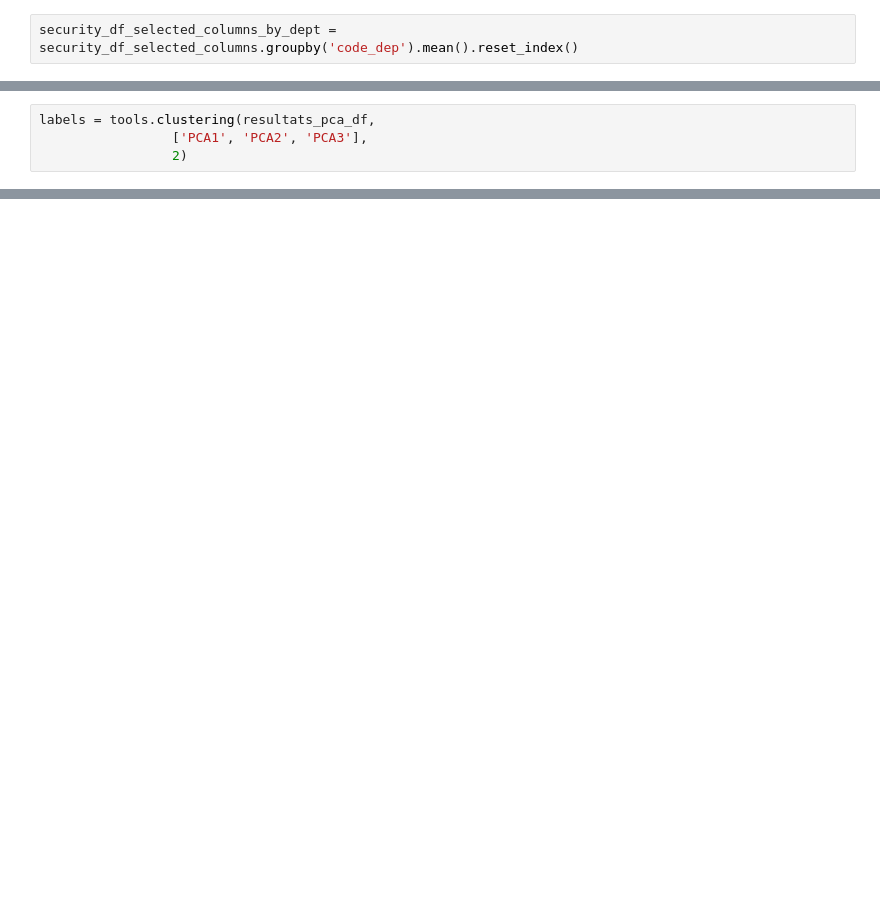
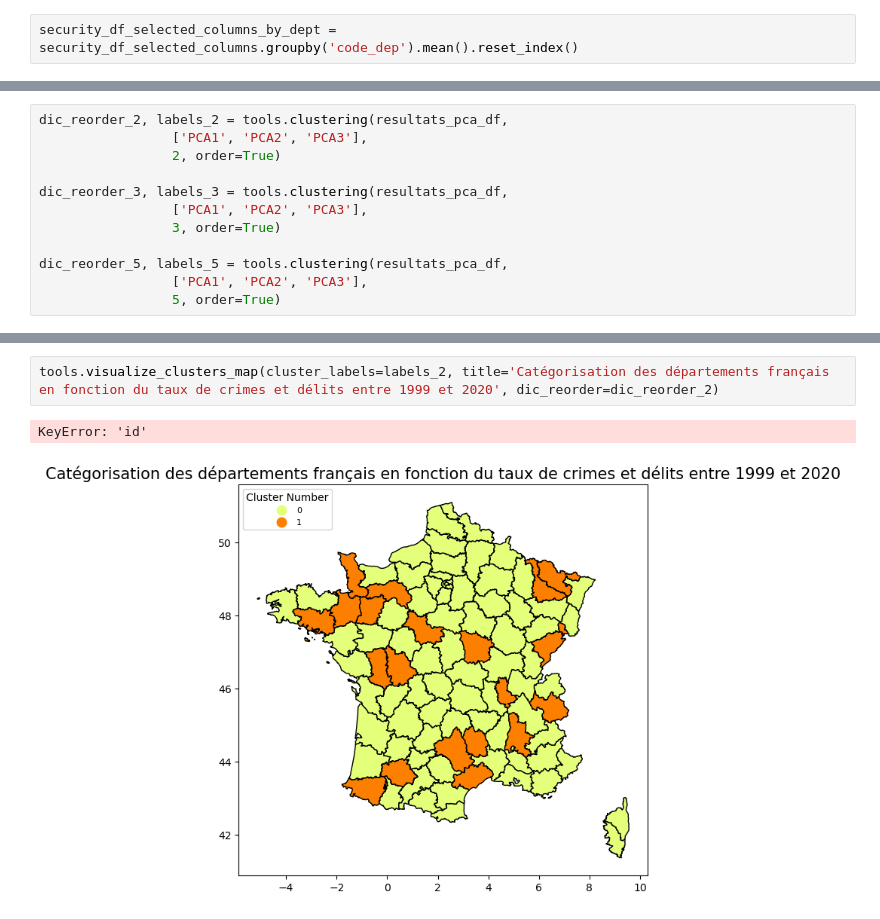
Before and after one commit to HindFaris/urban_security, a Jupyter notebook: clusterig_departments.ipynb, the cells around one changed output, grey strips where cells are left out. Drawn from its saved outputs; the diff is of its cells as text; blank space fills up the shorter version.

```diff
--- a/clusterig_departments.ipynb
+++ b/clusterig_departments.ipynb
@@ -62,4 +90,12 @@ best_nb_cluster = tools.best_nb_cluster(
 # %%
-labels = tools.clustering(resultats_pca_df,
+dic_reorder_2, labels_2 = tools.clustering(resultats_pca_df,
                  ['PCA1', 'PCA2', 'PCA3'],
-                 2)
+                 2, order=True)
+
+dic_reorder_3, labels_3 = tools.clustering(resultats_pca_df,
+                 ['PCA1', 'PCA2', 'PCA3'],
+                 3, order=True)
+
+dic_reorder_5, labels_5 = tools.clustering(resultats_pca_df,
+                 ['PCA1', 'PCA2', 'PCA3'],
+                 5, order=True)
@@ -84 +102,6 @@ resultats_pca_df
+# %%
+tools.visualize_clusters_map(cluster_labels=labels_2, title='Catégorisation des départements français en fonction du taux de crimes et délits entre 1999 et 2020', dic_reorder=dic_reorder_2)
+# %% [output]
+KeyError: 'id'
+[figure, added]
 # %%
```
Also changed, not shown: parts of 12 cells of this notebook, 1 other file.
